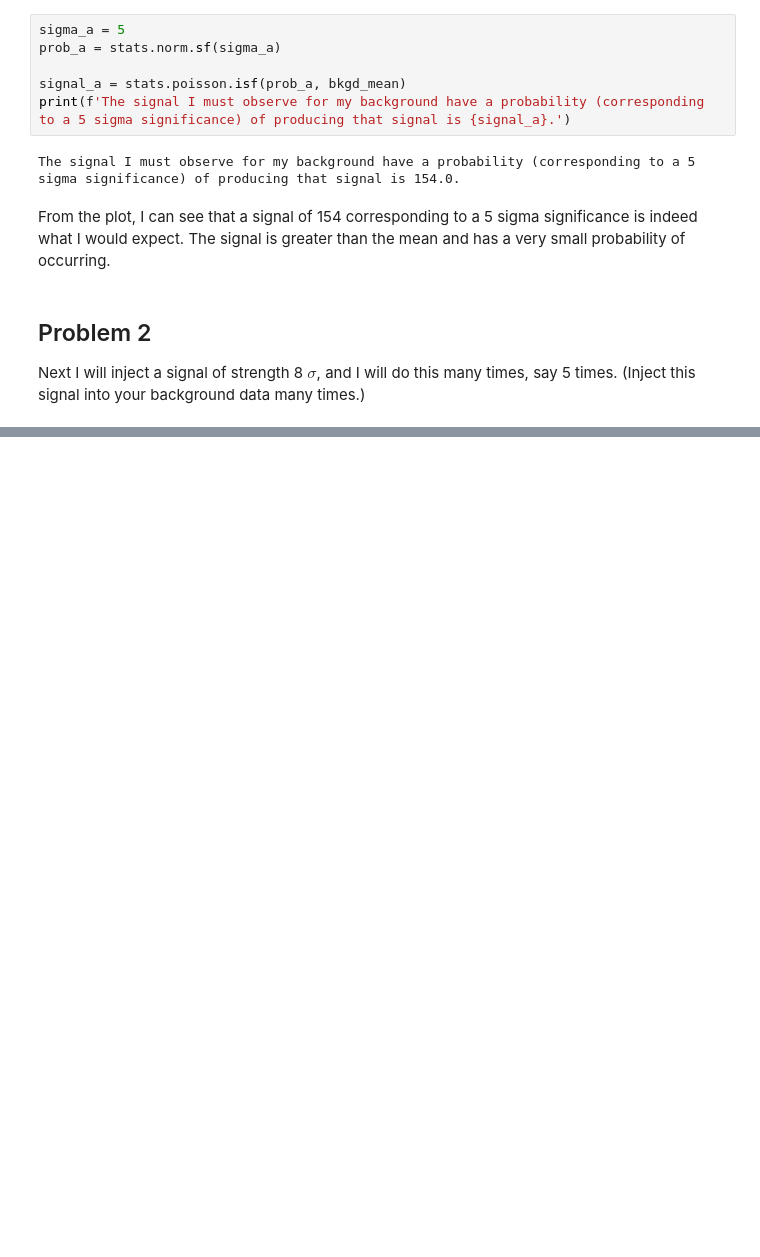
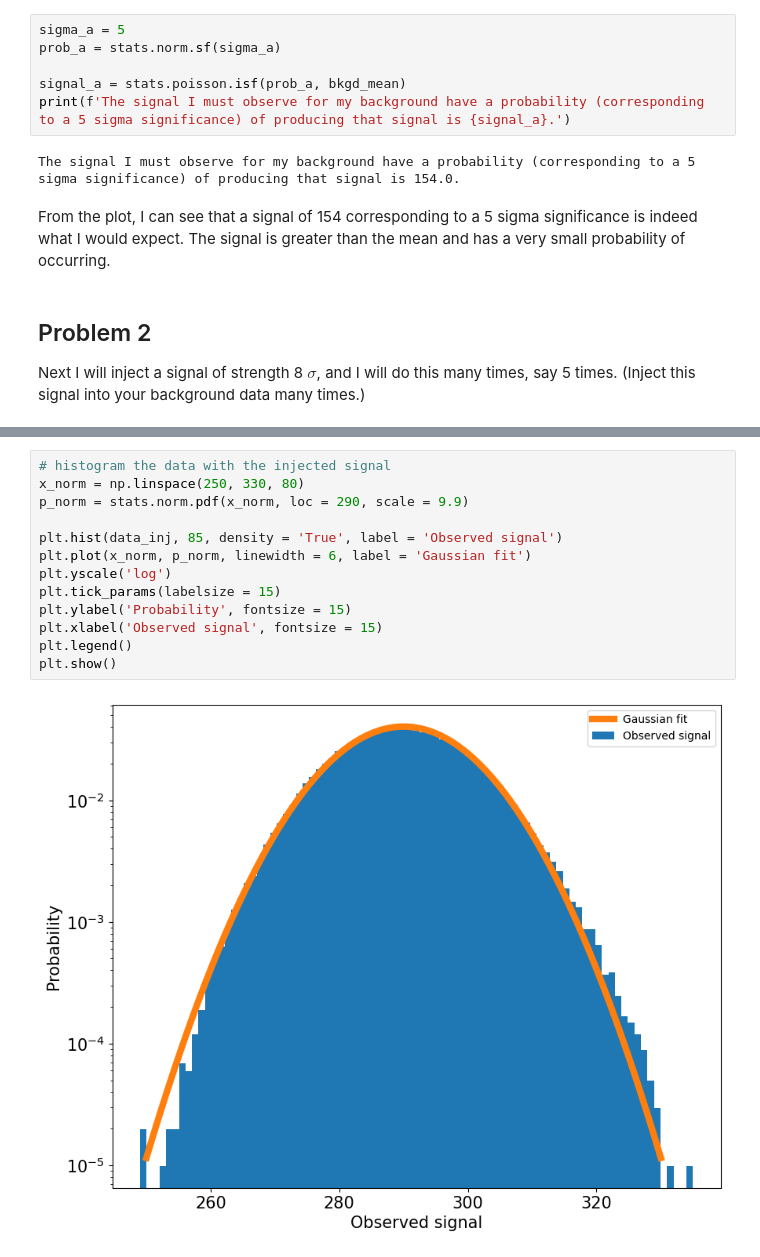
Before and after one commit to jenniv27/phys434, a Jupyter notebook: Labs/Lab6.ipynb, the cells around one changed output, grey strips where cells are left out. Drawn from its saved outputs; the diff is of its cells as text; blank space fills up the shorter version.

```diff
--- a/Labs/Lab6.ipynb
+++ b/Labs/Lab6.ipynb
@@ -96,0 +89,15 @@ plt.show()
+# %%
+# histogram the data with the injected signal
+x_norm = np.linspace(250, 330, 80)
+p_norm = stats.norm.pdf(x_norm, loc = 290, scale = 9.9)
+
+plt.hist(data_inj, 85, density = 'True', label = 'Observed signal')
+plt.plot(x_norm, p_norm, linewidth = 6, label = 'Gaussian fit')
+plt.yscale('log')
+plt.tick_params(labelsize = 15)
+plt.ylabel('Probability', fontsize = 15)
+plt.xlabel('Observed signal', fontsize = 15)
+plt.legend()
+plt.show()
+# %% [output]
+[figure, added]
```
Also changed, not shown: parts of 13 cells of this notebook.
